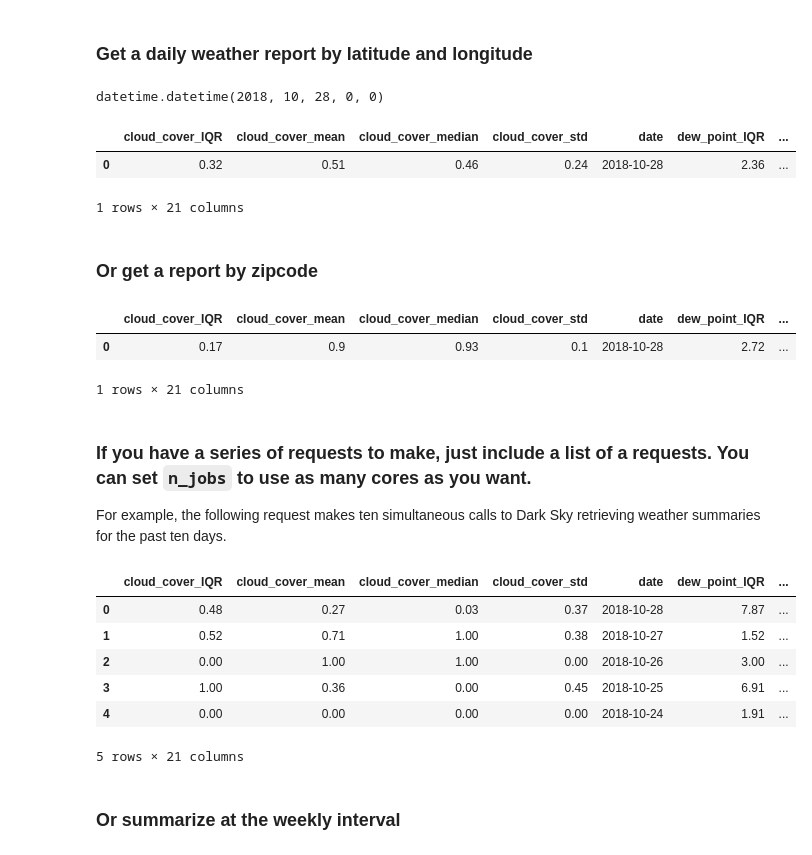
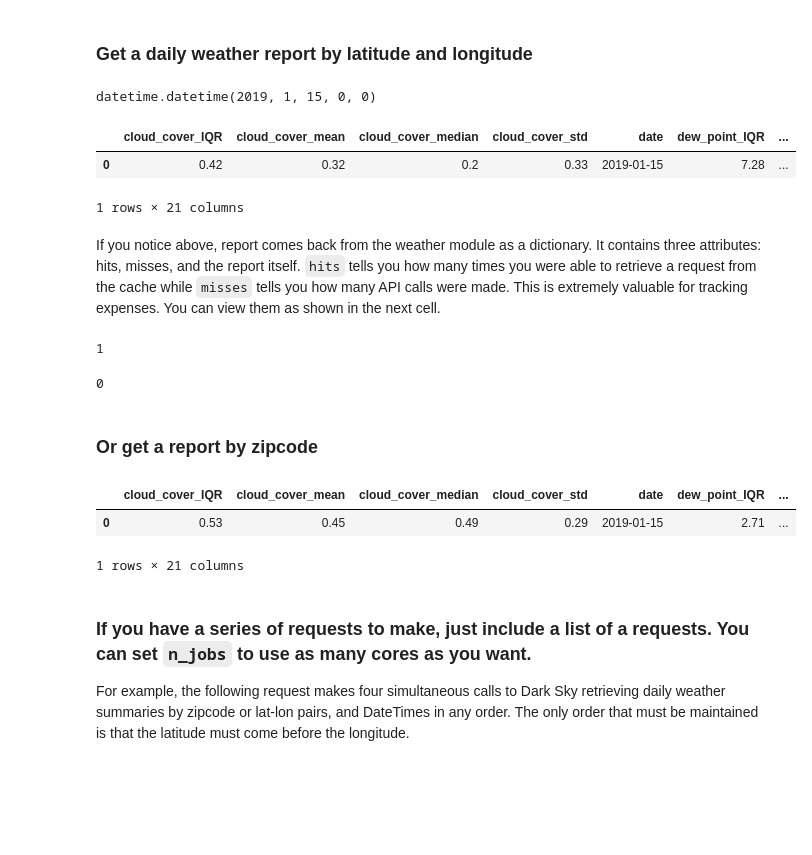
Before and after one commit to aid4mh/gSCAP, a Jupyter notebook: notebooks/demos/weather.ipynb, the cells around one changed output. Saved outputs shown, nothing was run; the diff lists cells and outputs as text; code cells hidden in the pictures; blank space fills up the shorter version.

```diff
--- a/notebooks/demos/weather.ipynb
+++ b/notebooks/demos/weather.ipynb
@@ -18,52 +18,31 @@ key = ''
 # %%
 now = dt.datetime.now()
 today = dt.datetime(year=now.year, month=now.month, day=now.day); today
 
-report = weather.weather_report(
-    weather.WeatherRequest(lat=47.6062, lon=122.3321, date=today, zipcode=None),
-    key=key
-)
+report = weather.weather_report((47.6062, 122.3321, today))
 pd.DataFrame(report.get('report')).head()
 # %% [output]
-datetime.datetime(2018, 10, 28, 0, 0)
+datetime.datetime(2019, 1, 15, 0, 0)
 |  | cloud_cover_IQR | cloud_cover_mean | cloud_cover_median | cloud_cover_std | date | dew_point_IQR | ... |
-| 0 | 0.32 | 0.51 | 0.46 | 0.24 | 2018-10-28 | 2.36 | ... |
+| 0 | 0.42 | 0.32 | 0.2 | 0.33 | 2019-01-15 | 7.28 | ... |
 1 rows × 21 columns
+# %% [markdown]
+If you notice above, report comes back from the weather module as a dictionary. It contains three attributes: hits, misses, and the report itself. `hits` tells you how many times you were able to retrieve a request from the cache while `misses` tells you how many API calls were made. This is extremely valuable for tracking expenses. You can view them as shown in the next cell.
+# %%
+report['hits']
+report['misses']
+# %% [output]
+1
+0
 # %% [markdown]
 ### Or get a report by zipcode
 # %%
-report = weather.weather_report(
-    weather.WeatherRequest(lat=None, lon=None, date=today, zipcode=98110),
-    key=key
-)
+report = weather.weather_report((today, 98110))
 pd.DataFrame(report.get('report')).head()
 # %% [output]
 |  | cloud_cover_IQR | cloud_cover_mean | cloud_cover_median | cloud_cover_std | date | dew_point_IQR | ... |
-| 0 | 0.17 | 0.9 | 0.93 | 0.1 | 2018-10-28 | 2.72 | ... |
+| 0 | 0.53 | 0.45 | 0.49 | 0.29 | 2019-01-15 | 2.71 | ... |
 1 rows × 21 columns
 # %% [markdown]
 ### If you have a series of requests to make, just include a list of a requests. You can set `n_jobs` to use as many cores as you want.
-For example, the following request makes ten simultaneous calls to Dark Sky retrieving weather summaries for the past ten days.
+For example, the following request makes four simultaneous calls to Dark Sky retrieving daily weather summaries by zipcode or lat-lon pairs, and DateTimes in any order. The only order that must be maintained is that the latitude must come before the longitude.
-# %%
-report = weather.weather_report(
-    [
-        weather.WeatherRequest(
-            lat=None, lon=None, date=today-dt.timedelta(days=i), zipcode=47579
-        )
-        for i in range(10)
-    ],
-    summarize='daily',
-    key=key,
-    n_jobs=-1
-)
-pd.DataFrame(report.get('report')).head()
-# %% [output]
-|  | cloud_cover_IQR | cloud_cover_mean | cloud_cover_median | cloud_cover_std | date | dew_point_IQR | ... |
-| 0 | 0.48 | 0.27 | 0.03 | 0.37 | 2018-10-28 | 7.87 | ... |
-| 1 | 0.52 | 0.71 | 1.00 | 0.38 | 2018-10-27 | 1.52 | ... |
-| 2 | 0.00 | 1.00 | 1.00 | 0.00 | 2018-10-26 | 3.00 | ... |
-| 3 | 1.00 | 0.36 | 0.00 | 0.45 | 2018-10-25 | 6.91 | ... |
-| 4 | 0.00 | 0.00 | 0.00 | 0.00 | 2018-10-24 | 1.91 | ... |
-5 rows × 21 columns
-# %% [markdown]
-### Or summarize at the weekly interval
```
Also changed, not shown: parts of 5 cells of this notebook, 4 other files.
